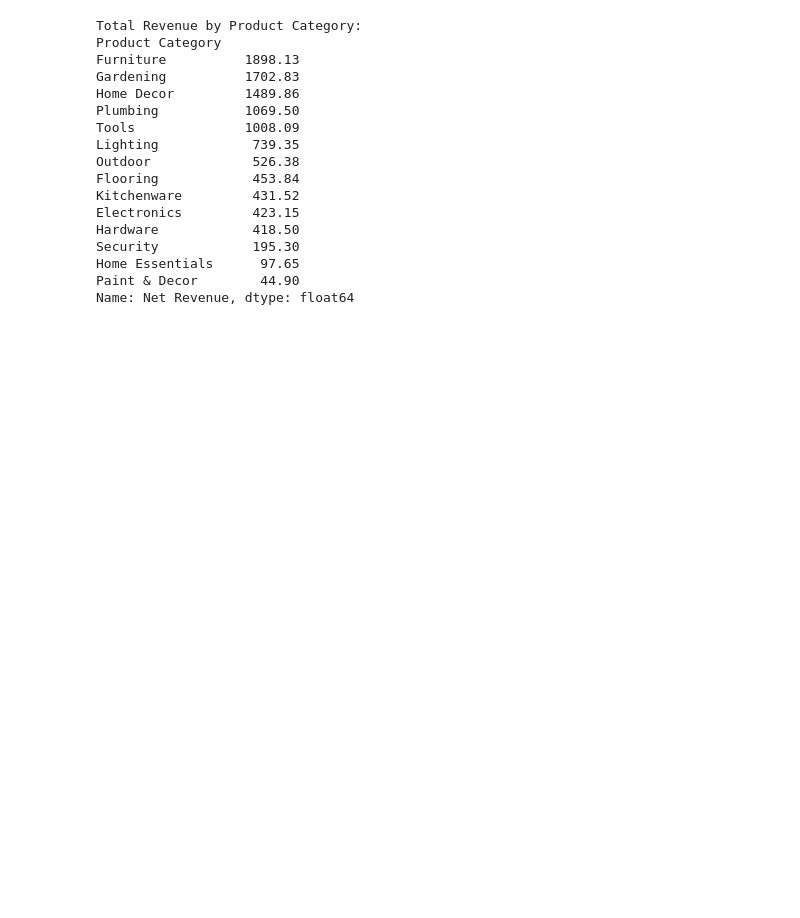
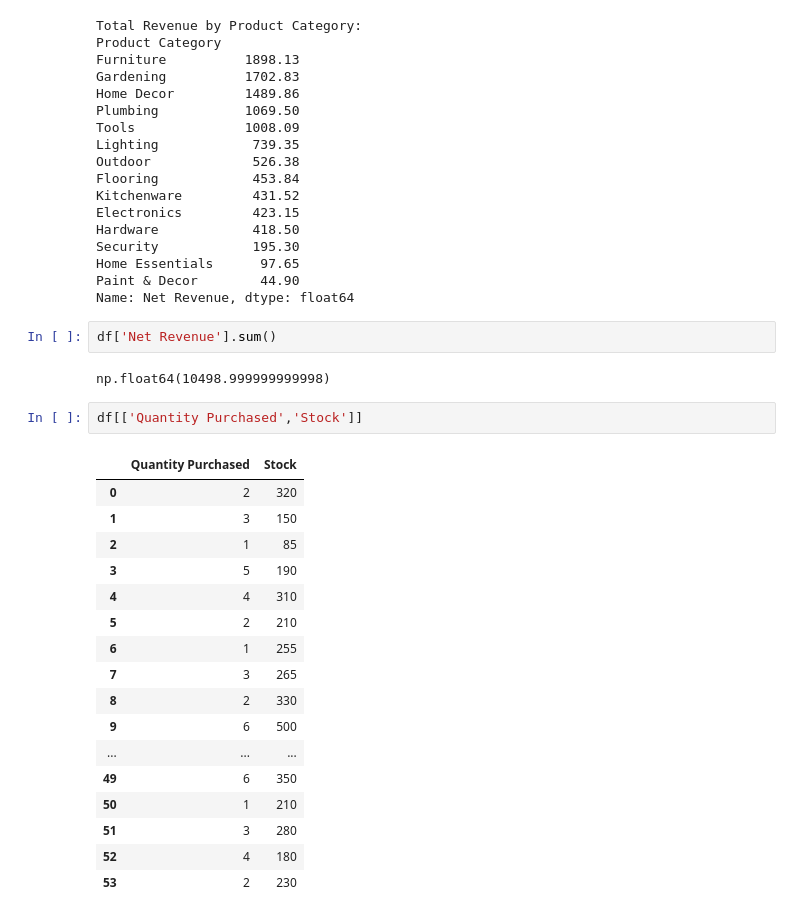
Before and after one commit to yashbhatt4133/vizathon-2026, a Jupyter notebook: Tailwind_Traders_analysis.ipynb, the cells around one changed output. Drawn from its saved outputs; the diff is of its cells as text; blank space fills up the shorter version.

```diff
--- a/Tailwind_Traders_analysis.ipynb
+++ b/Tailwind_Traders_analysis.ipynb
@@ -744,3 +841,27 @@ Security            195.30
 Home Essentials      97.65
 Paint & Decor        44.90
 Name: Net Revenue, dtype: float64
+# %%
+df['Net Revenue'].sum()
+# %% [output]
+np.float64(10498.999999999998)
+# %%
+df[['Quantity Purchased','Stock']]
+# %% [output]
+|  | Quantity Purchased | Stock |
+| 0 | 2 | 320 |
+| 1 | 3 | 150 |
+| 2 | 1 | 85 |
+| 3 | 5 | 190 |
+| 4 | 4 | 310 |
+| 5 | 2 | 210 |
+| 6 | 1 | 255 |
+| 7 | 3 | 265 |
+| 8 | 2 | 330 |
+| 9 | 6 | 500 |
+| ... | ... | ... |
+| 49 | 6 | 350 |
+| 50 | 1 | 210 |
+| 51 | 3 | 280 |
+| 52 | 4 | 180 |
+| 53 | 2 | 230 |
```
Also changed, not shown: parts of 11 cells of this notebook.
